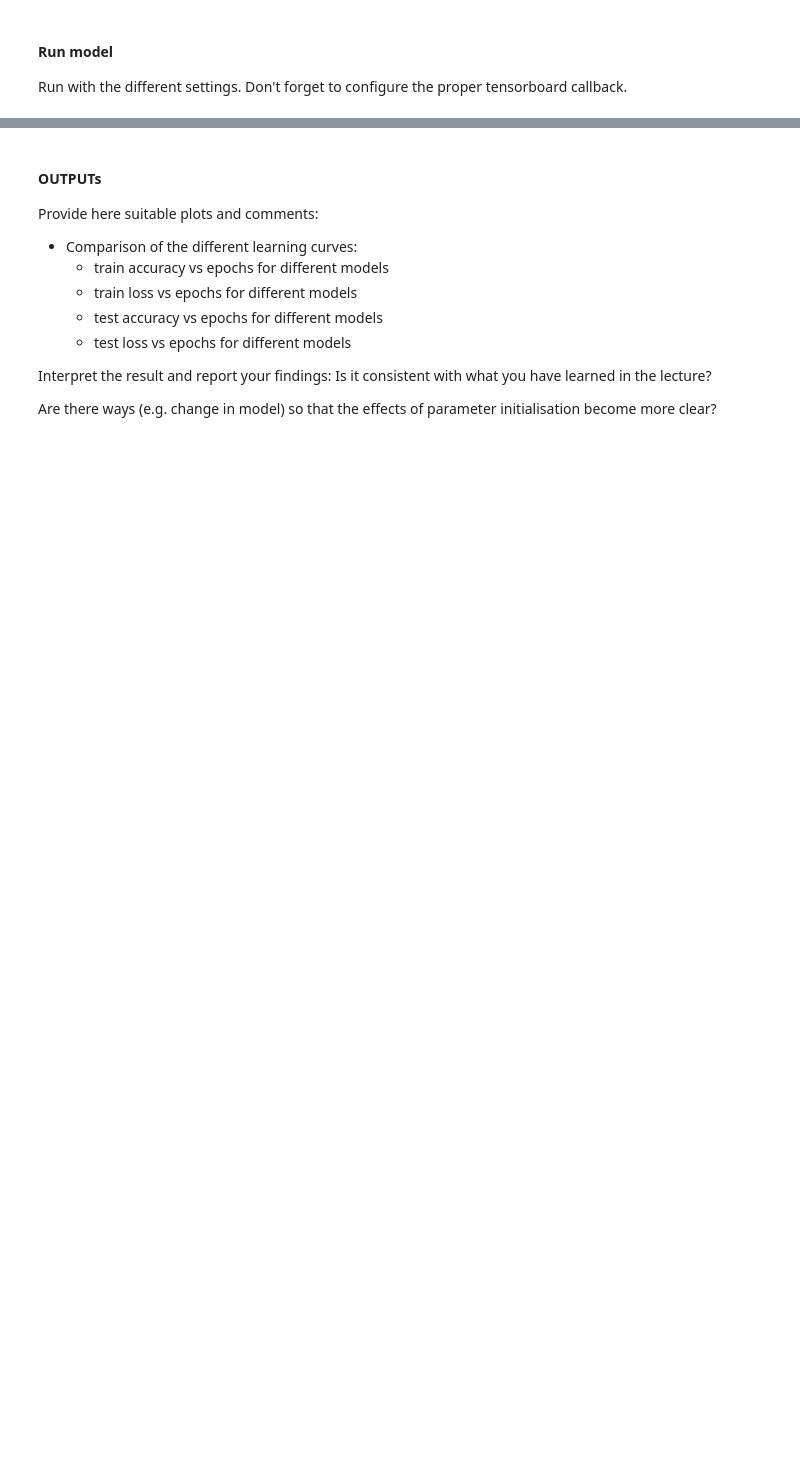
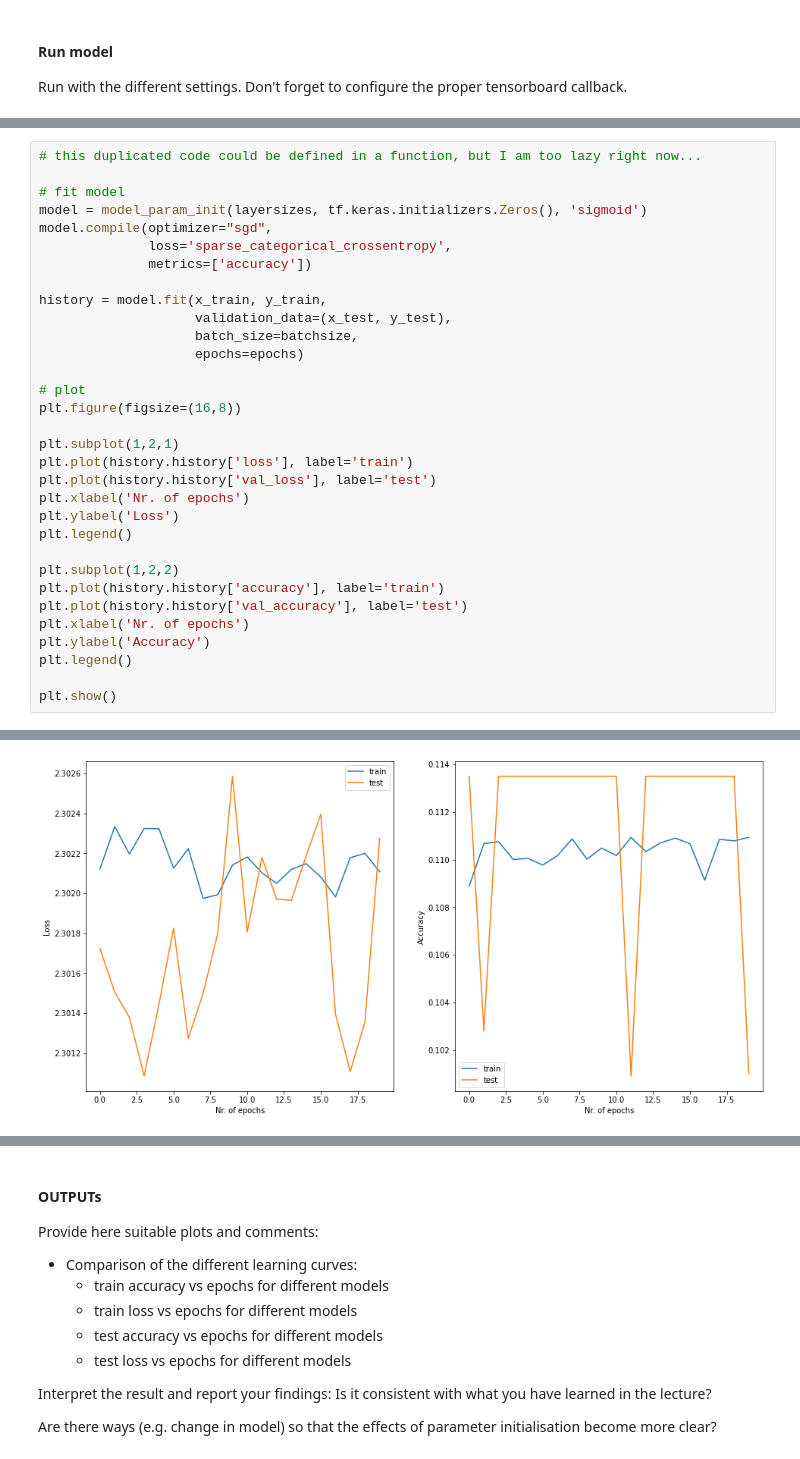
Before and after one commit to PatCH0816/TSM_DeLearn, a Jupyter notebook: exercises/exercise7/mlp_keras_stud.ipynb, the cells around one changed output, grey strips where cells are left out. Cells and saved outputs as stored; diff of their text form; blank space fills up the shorter version.

Commit message:
Exercise 7: Compare different weights initializers and activation functions

```diff
--- a/exercises/exercise7/mlp_keras_stud.ipynb
+++ b/exercises/exercise7/mlp_keras_stud.ipynb
@@ -258,0 +245,33 @@ Epoch 10/10
+# %%
+# this duplicated code could be defined in a function, but I am too lazy right now...
+
+# fit model
+model = model_param_init(layersizes, tf.keras.initializers.Zeros(), 'sigmoid')
+model.compile(optimizer="sgd",
+              loss='sparse_categorical_crossentropy',
+              metrics=['accuracy'])
+
+history = model.fit(x_train, y_train,
+                    validation_data=(x_test, y_test),
+                    batch_size=batchsize,
+                    epochs=epochs)
+
+# plot
+plt.figure(figsize=(16,8))
+
+plt.subplot(1,2,1)
+plt.plot(history.history['loss'], label='train')
+plt.plot(history.history['val_loss'], label='test')
+plt.xlabel('Nr. of epochs')
+plt.ylabel('Loss')
+plt.legend()
+
+plt.subplot(1,2,2)
+plt.plot(history.history['accuracy'], label='train')
+plt.plot(history.history['val_accuracy'], label='test')
+plt.xlabel('Nr. of epochs')
+plt.ylabel('Accuracy')
+plt.legend()
+
+plt.show()
+# %% [output]
@@ -258,0 +295 @@ Epoch 10/10
+[figure, added]
```
Also changed, not shown: parts of 15 cells of this notebook.
